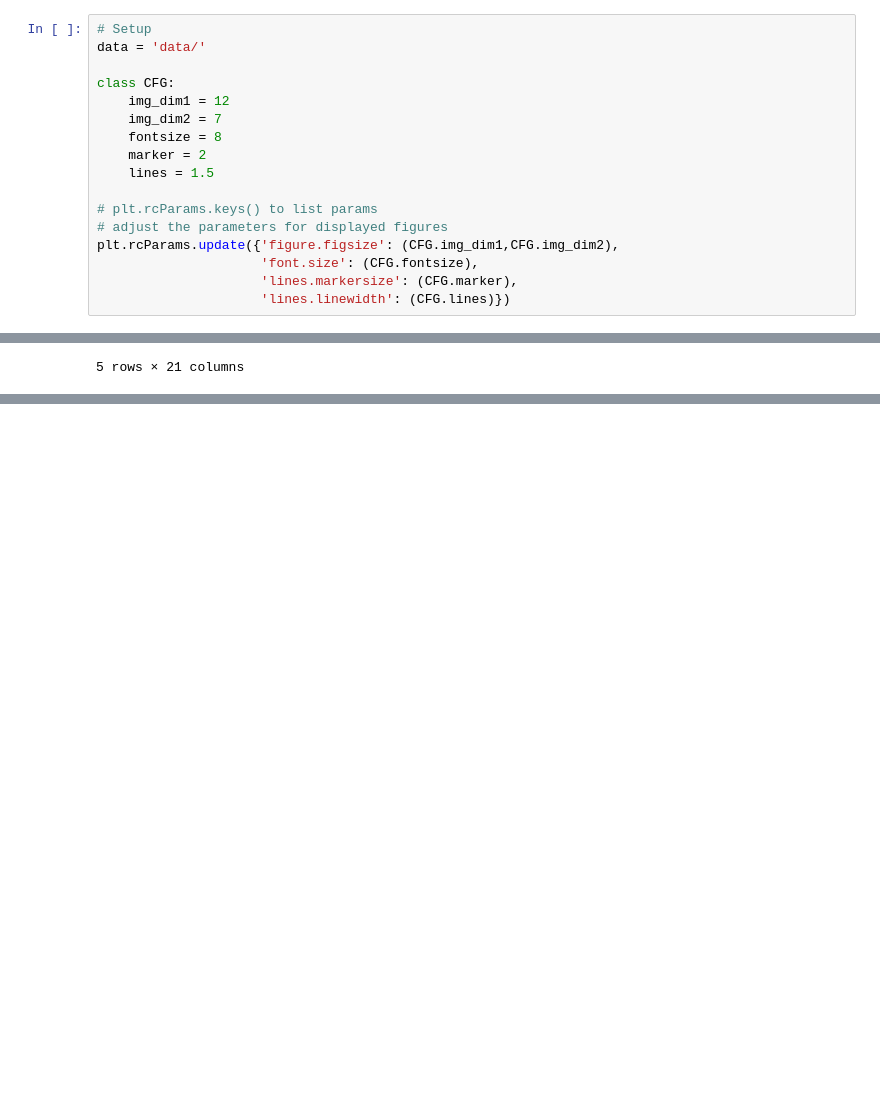
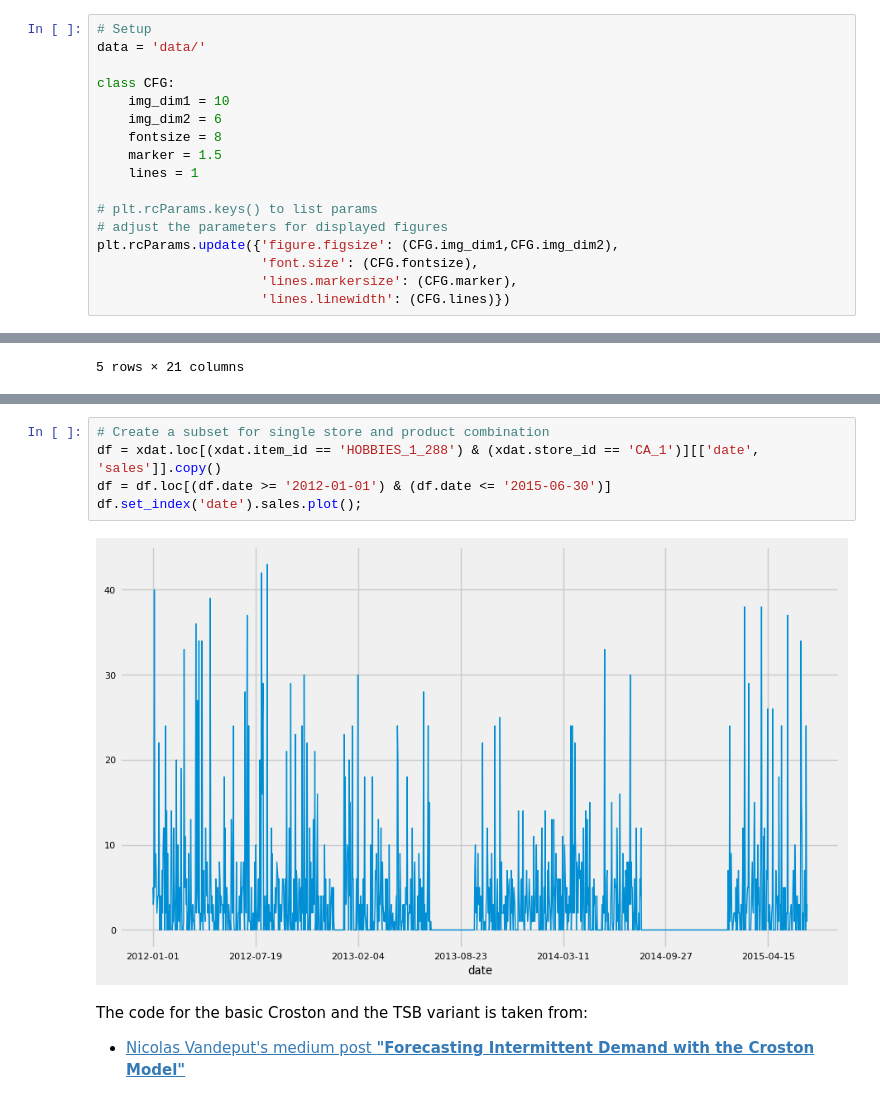
Before and after one commit to bachaudhry/time_series, a Jupyter notebook: ts_with_k/06_Sales_and_Demand_Forecasting.ipynb, the cells around one changed output, grey strips where cells are left out. Drawn from its saved outputs; the diff is of its cells as text; blank space fills up the shorter version.

Commit message:
Basic Croston algo

```diff
--- a/ts_with_k/06_Sales_and_Demand_Forecasting.ipynb
+++ b/ts_with_k/06_Sales_and_Demand_Forecasting.ipynb
@@ -30,11 +30,11 @@ warnings.filterwarnings('ignore')
 data = 'data/'
 
 class CFG:
-    img_dim1 = 12
-    img_dim2 = 7
+    img_dim1 = 10
+    img_dim2 = 6
     fontsize = 8
-    marker = 2
-    lines = 1.5
+    marker = 1.5
+    lines = 1
 
 # plt.rcParams.keys() to list params
 # adjust the parameters for displayed figures
@@ -197,0 +208,11 @@ xdat.head()
+# %%
+# Create a subset for single store and product combination
+df = xdat.loc[(xdat.item_id == 'HOBBIES_1_288') & (xdat.store_id == 'CA_1')][['date', 'sales']].copy()
+df = df.loc[(df.date >= '2012-01-01') & (df.date <= '2015-06-30')]
+df.set_index('date').sales.plot();
+# %% [output]
+[figure, added]
+# %% [markdown]
+The code for the basic Croston and the TSB variant is taken from:
+
+- [Nicolas Vandeput's medium post **"Forecasting Intermittent Demand with the Croston Model"**](https://medium.com/towards-data-science/croston-forecast-model-for-intermittent-demand-360287a17f5f)
```
Also changed, not shown: parts of 3 cells of this notebook.
